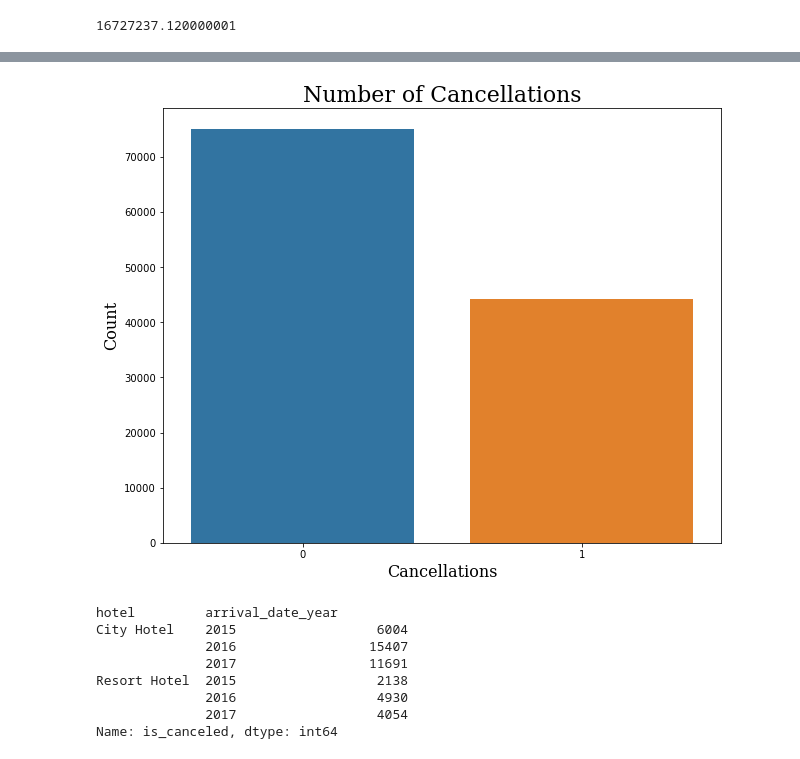
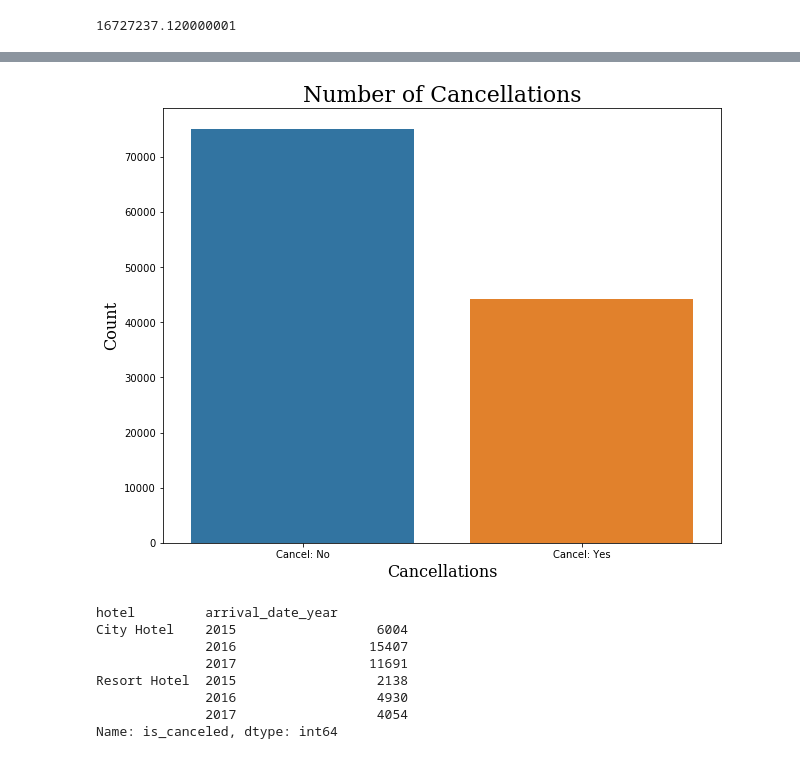
Before and after one commit to acoco10/Hotel-Cancellation-Model, a Jupyter notebook: Final Notebook.ipynb, the cells around one changed output, grey strips where cells are left out. Saved outputs shown, nothing was run; the diff lists cells and outputs as text; code cells hidden in the pictures.

```diff
--- a/Final Notebook.ipynb
+++ b/Final Notebook.ipynb
@@ -221,17 +178,16 @@ plt.ylabel('Count', fontdict = sub);
 # %%
 fig, ax = plt.subplots(figsize = (10,8))
 ax = sns.countplot(x='is_canceled', data = df)
 plt.title('Number of Cancellations', fontdict = Title)
 
 plt.xlabel('Cancellations', fontdict =  sub)
 plt.ylabel('Count',  fontdict = sub);
-label = ["No", "Yes"]
-#plt.xticks(labels = label)
-
+plt.xticks([0,1],["Cancel: No", "Cancel: Yes"])
+plt.savefig('images/total_cancel', bbox_inches = "tight");
 # 0 - Not canceled
 # 1 - Canceled
 # %% [output]
-[figure, old version]
+[figure, new version]
 # %%
 df.groupby(['hotel', 'arrival_date_year'])['is_canceled'].sum() #number of cancellations per year for each hotel
 # %% [output]
```
Also changed, not shown: parts of 41 cells of this notebook, 7 other files.
